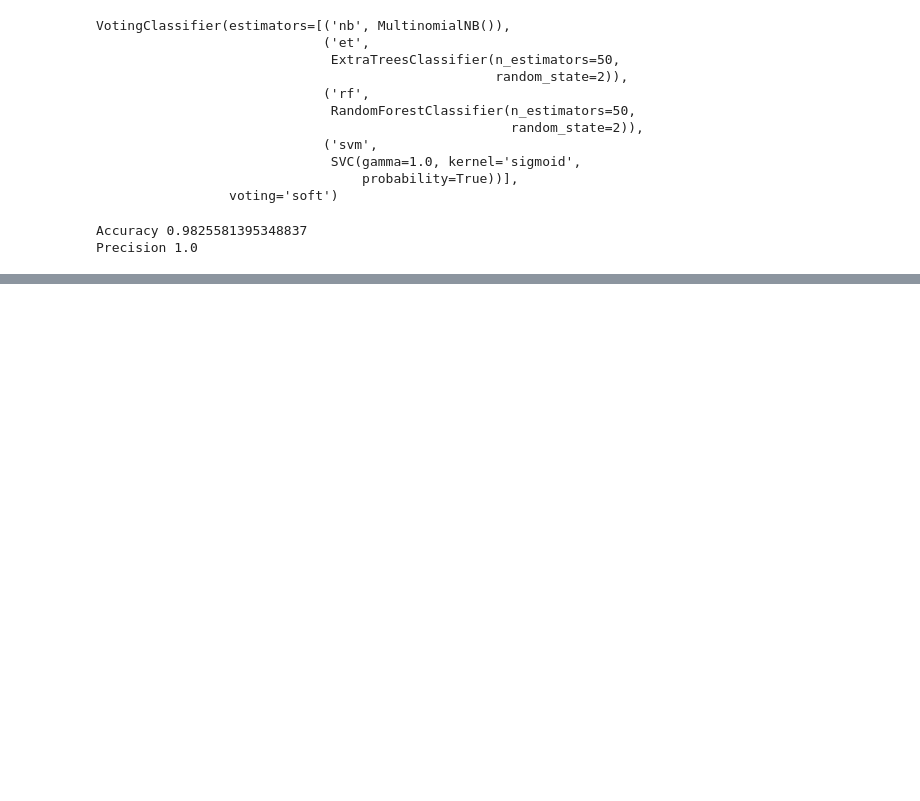
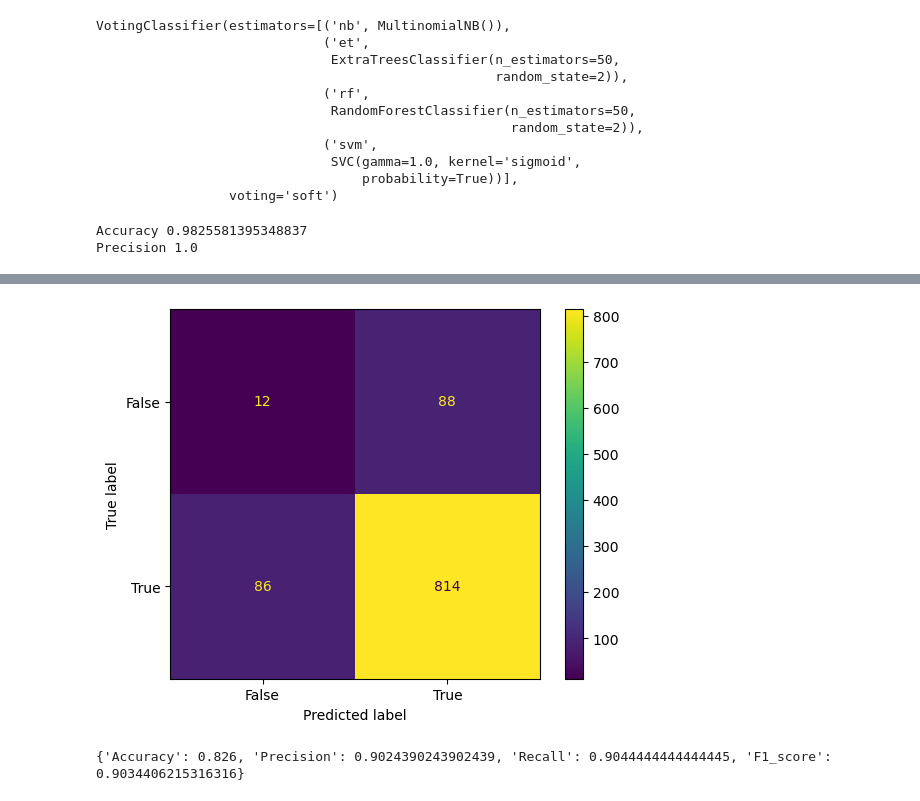
Before and after one commit to RahulRoy16799/CSE445_Email-SMS-Spam-Classification, a Jupyter notebook: CSE445.ipynb, the cells around one changed output, grey strips where cells are left out. Cells and saved outputs as stored; diff of their text form; code cells hidden in the pictures; blank space fills up the shorter version.

```diff
--- a/CSE445.ipynb
+++ b/CSE445.ipynb
@@ -723,3 +702,17 @@ Precision 0.9739130434782609
 import pickle
 pickle.dump(tfidf,open('vectorizer.pkl','wb'))
 pickle.dump(VotingClassifier,open('model.pkl','wb'))
+# %%
+from sklearn import metrics
+
+actual = np.random.binomial(1,.9,size = 1000)
+predicted = np.random.binomial(1,.9,size = 1000)
+
+confusion_matrix = metrics.confusion_matrix(actual, predicted)
+
+cm_display = metrics.ConfusionMatrixDisplay(confusion_matrix = confusion_matrix, display_labels = [False, True])
+
+cm_display.plot()
+plt.show()
+# %% [output]
+[figure, added]
@@ -725,0 +729,4 @@ pickle.dump(VotingClassifier,open('model.pkl','wb'))
+# %%
+print({"Accuracy":Accuracy,"Precision":Precision,"Recall":Recall,"F1_score":F1_score})
+# %% [output]
+{'Accuracy': 0.826, 'Precision': 0.9024390243902439, 'Recall': 0.9044444444444445, 'F1_score': 0.9034406215316316}
```
Also changed, not shown: parts of 10 cells of this notebook, 1 other file.
